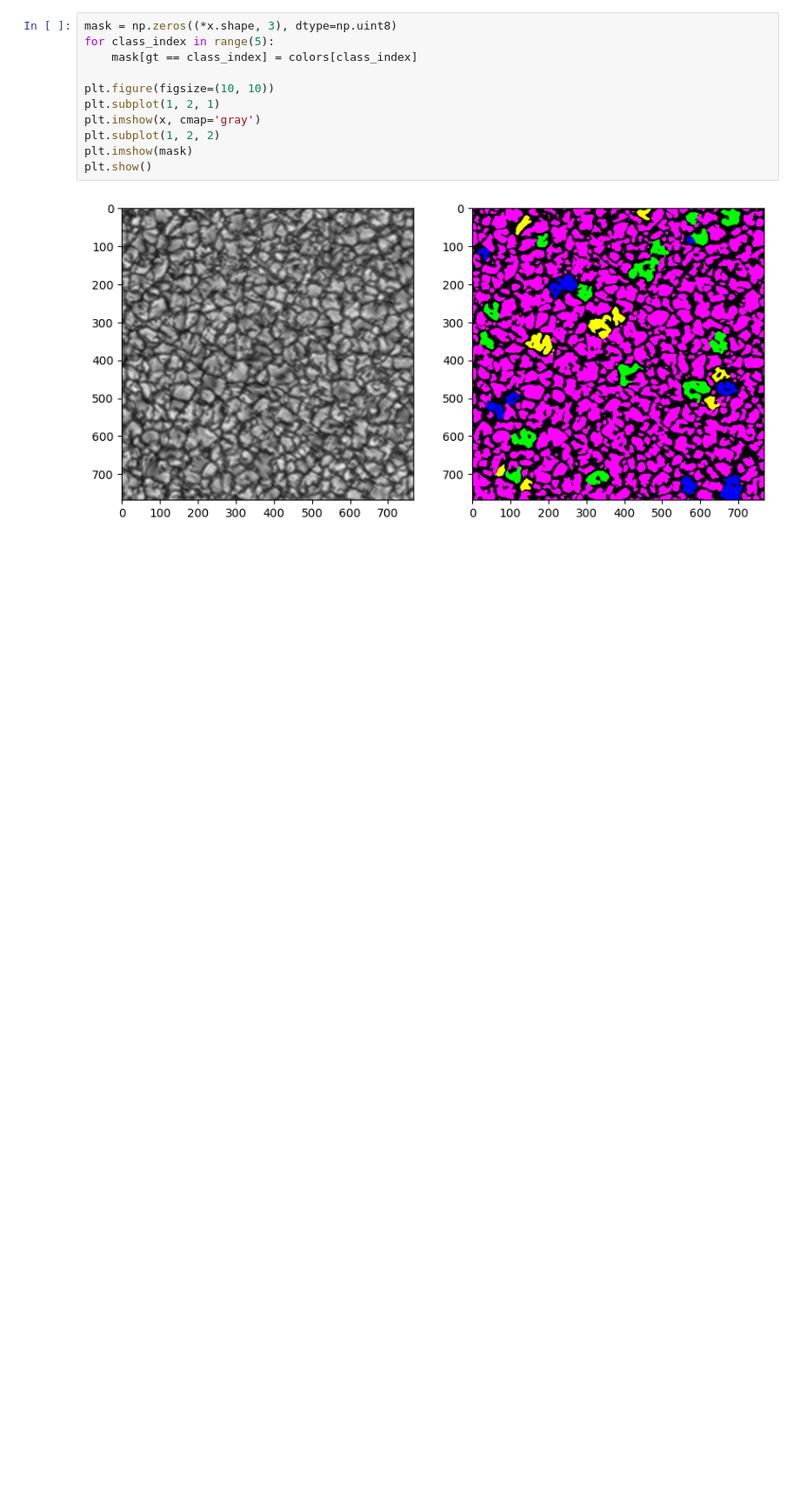
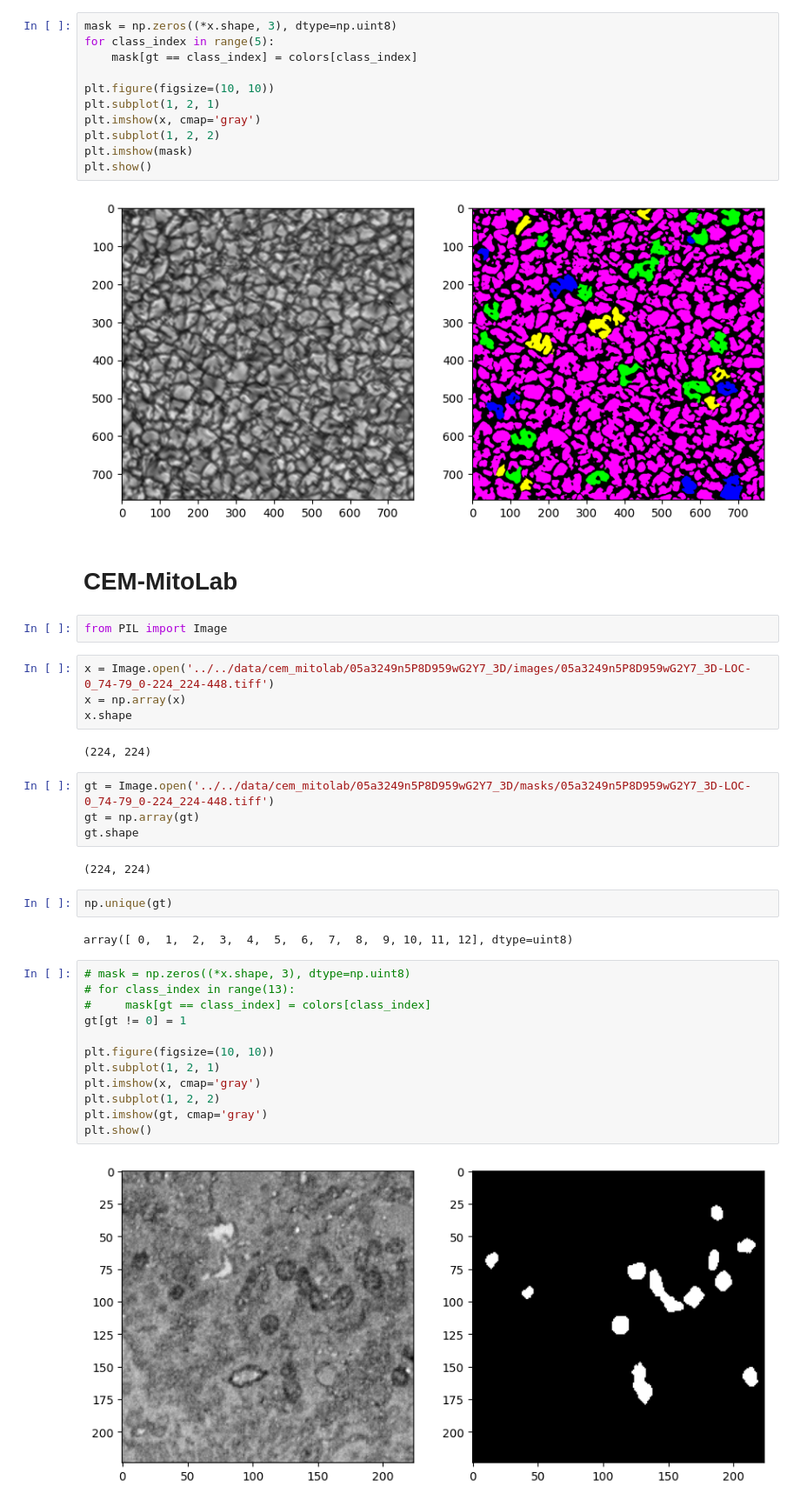
Before and after one commit to rezmansouri/dkist-seg, a Jupyter notebook: notebooks/week_2/week_2.ipynb, the cells around one changed output. Shown at 87% size. Saved outputs shown, nothing was run; the diff lists cells and outputs as text; blank space fills up the shorter version.

```diff
--- a/notebooks/week_2/week_2.ipynb
+++ b/notebooks/week_2/week_2.ipynb
@@ -32,3 +42,37 @@ plt.imshow(mask)
 plt.show()
 # %% [output]
 [figure]
+# %% [markdown]
+# CEM-MitoLab
+# %%
+from PIL import Image
+# %%
+x = Image.open('../../data/cem_mitolab/05a3249n5P8D959wG2Y7_3D/images/05a3249n5P8D959wG2Y7_3D-LOC-0_74-79_0-224_224-448.tiff')
+x = np.array(x)
+x.shape
+# %% [output]
+(224, 224)
+# %%
+gt = Image.open('../../data/cem_mitolab/05a3249n5P8D959wG2Y7_3D/masks/05a3249n5P8D959wG2Y7_3D-LOC-0_74-79_0-224_224-448.tiff')
+gt = np.array(gt)
+gt.shape
+# %% [output]
+(224, 224)
+# %%
+np.unique(gt)
+# %% [output]
+array([ 0,  1,  2,  3,  4,  5,  6,  7,  8,  9, 10, 11, 12], dtype=uint8)
+# %%
+# mask = np.zeros((*x.shape, 3), dtype=np.uint8)
+# for class_index in range(13):
+#     mask[gt == class_index] = colors[class_index]
+gt[gt != 0] = 1
+
+plt.figure(figsize=(10, 10))
+plt.subplot(1, 2, 1)
+plt.imshow(x, cmap='gray')
+plt.subplot(1, 2, 2)
+plt.imshow(gt, cmap='gray')
+plt.show()
+# %% [output]
+[figure, added]
```
Also changed, not shown: parts of 6 cells of this notebook, 4 other files.
